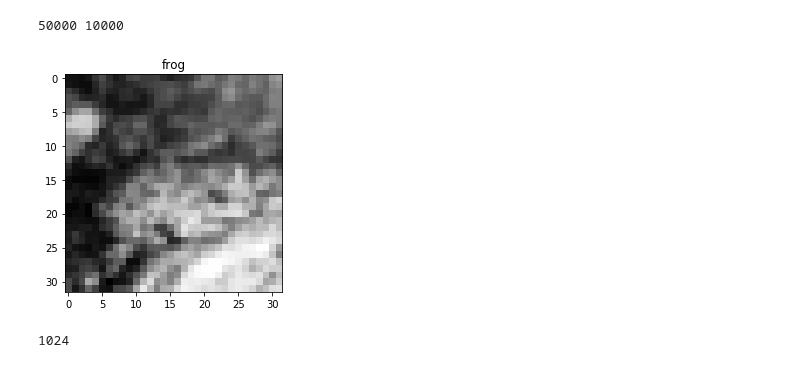
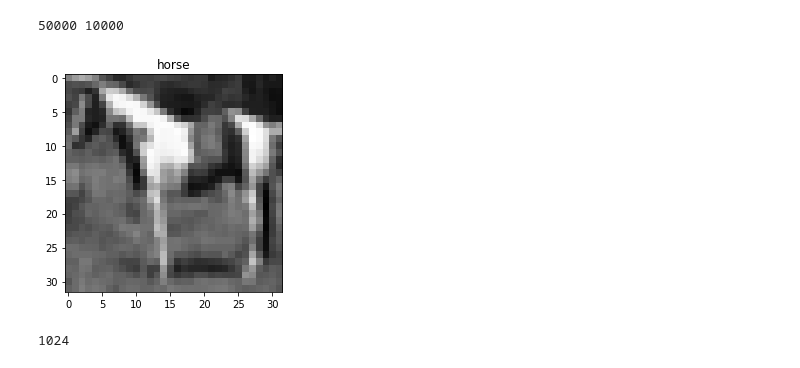
Before and after one commit to lucas-coutinho/AIParaTodos, a Jupyter notebook: Perceptron_CIFAR10.ipynb, the cells around one changed output. Drawn from its saved outputs; the diff is of its cells as text; code cells hidden in the pictures.

```diff
--- a/Perceptron_CIFAR10.ipynb
+++ b/Perceptron_CIFAR10.ipynb
@@ -279,18 +416,18 @@ for img,label in dataset_test:
 # %%
 #@title Selecting an image
 
 # Mostrar uma imagem
 
 import matplotlib.pyplot as plt
 import numpy as np
 
-image_index = 1627 #@param {type:"slider", min:0, max:10000, step:1}
+image_index = 4024 #@param {type:"slider", min:0, max:10000, step:1}
 label = grayscale_dataset_train[image_index][1]
 npimg = grayscale_dataset_train[image_index][0]
 
 plt.imshow(npimg, cmap='gray')
 plt.title(label)
 plt.show()
 # %% [output]
-[figure, old version]
+[figure, new version]
 # %%
```
Also changed, not shown: parts of 45 cells of this notebook, 5 other files.
